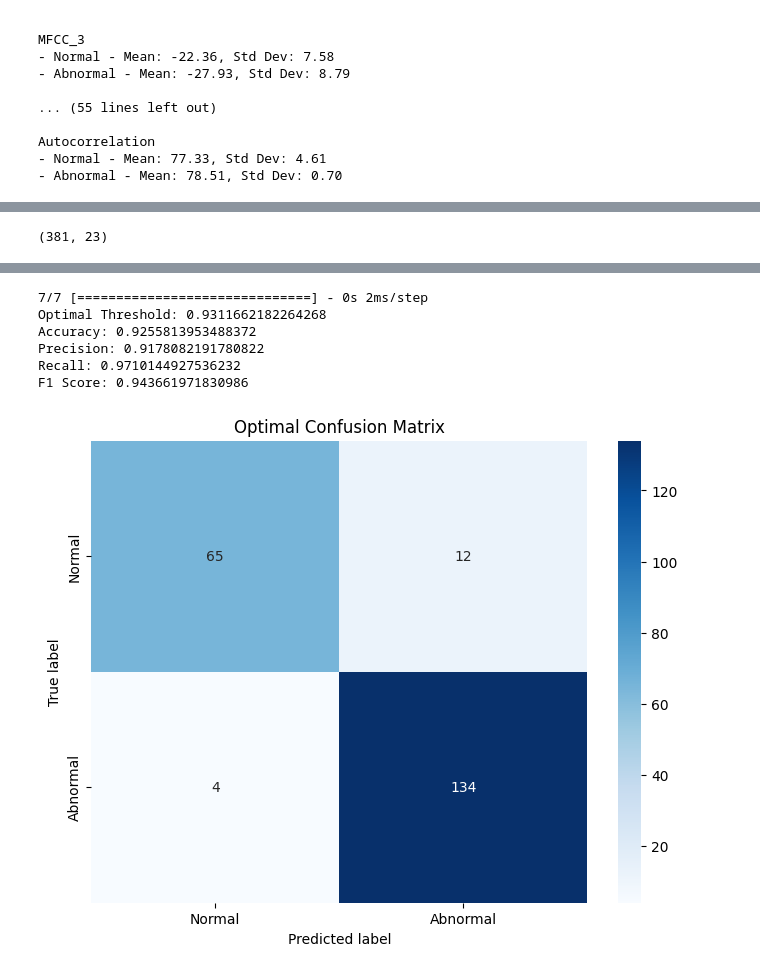
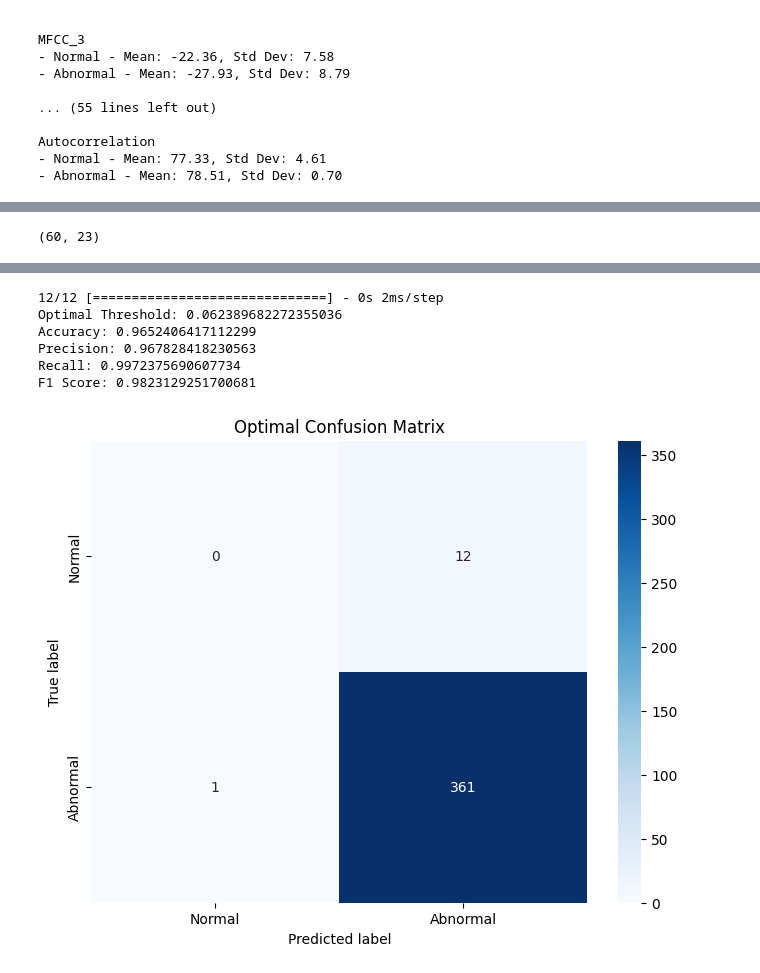
Before and after one commit to PG-9-9/Calf, a Jupyter notebook: Audio/Audio_Work_AE/Auto_encoder_calf.ipynb, the cells around one changed output, grey strips where cells are left out. Saved outputs shown, nothing was run; the diff lists cells and outputs as text; code cells hidden in the pictures.

```diff
--- a/Audio/Audio_Work_AE/Auto_encoder_calf.ipynb
+++ b/Audio/Audio_Work_AE/Auto_encoder_calf.ipynb
@@ -121,4 +24,8 @@ abnormal_pump_path = "Audio_Work_AE/abnormal_calf"
 # %%
+normal_pump_path="/home/woody/iwso/iwso122h/Calf_Detection/Audio/Audio_Work_AE/normal_calf_subset"
+abnormal_pump_path="/home/woody/iwso/iwso122h/Calf_Detection/Audio/Audio_Work_AE/abnormal_subset"
+
+
 def load_audio_files(path, label):
     audio_files = []
     labels = []
@@ -495,7 +370,7 @@ def model_training(X_train_scaled, X_val_scaled):
     shuffle=True,
     validation_data=(X_val_scaled, X_val_scaled),
     callbacks=[early_stopping],
-    verbose=0
+    verbose=1
     )
     return autoencoder
 # %%
@@ -616,7 +488,7 @@ abnormal_features = extract_features(abnormal_audio, sample_rate)
 # %%
 normal_features.shape
 # %% [output]
-(381, 23)
+(60, 23)
 # %%
 # Adding additional features to features list
 additional_features = ['Chroma Features', 'Spectral Bandwidth', 'Spectral Flatness', 'Spectral Roll-off Frequency', 'Root Mean Square Energy']
@@ -658,15 +530,15 @@ X_combined_test = np.concatenate((X_val_scaled, X_test_scaled))
 y_combined_test = np.concatenate((np.zeros(len(X_val_scaled)), np.ones(len(X_test_scaled))))  # 0 for normal, 1 for abnormal
 # %%
 autoencoder = model_training(X_train_scaled, X_val_scaled)
-# model_evaluation(autoencoder,X_combined_test)
+model_evaluation(autoencoder,X_combined_test)
 # %% [output]
-7/7 [==============================] - 0s 2ms/step
-Optimal Threshold: 0.9311662182264268
-Accuracy: 0.9255813953488372
-Precision: 0.9178082191780822
-Recall: 0.9710144927536232
-F1 Score: 0.943661971830986
+12/12 [==============================] - 0s 2ms/step
+Optimal Threshold: 0.062389682272355036
+Accuracy: 0.9652406417112299
+Precision: 0.967828418230563
+Recall: 0.9972375690607734
+F1 Score: 0.9823129251700681
-[figure, old version]
+[figure, new version]
 # %%
 autoencoder.save('Encoder_Model2.keras')
 # %%
```
Also changed, not shown: parts of 19 cells of this notebook, 15 other files.
